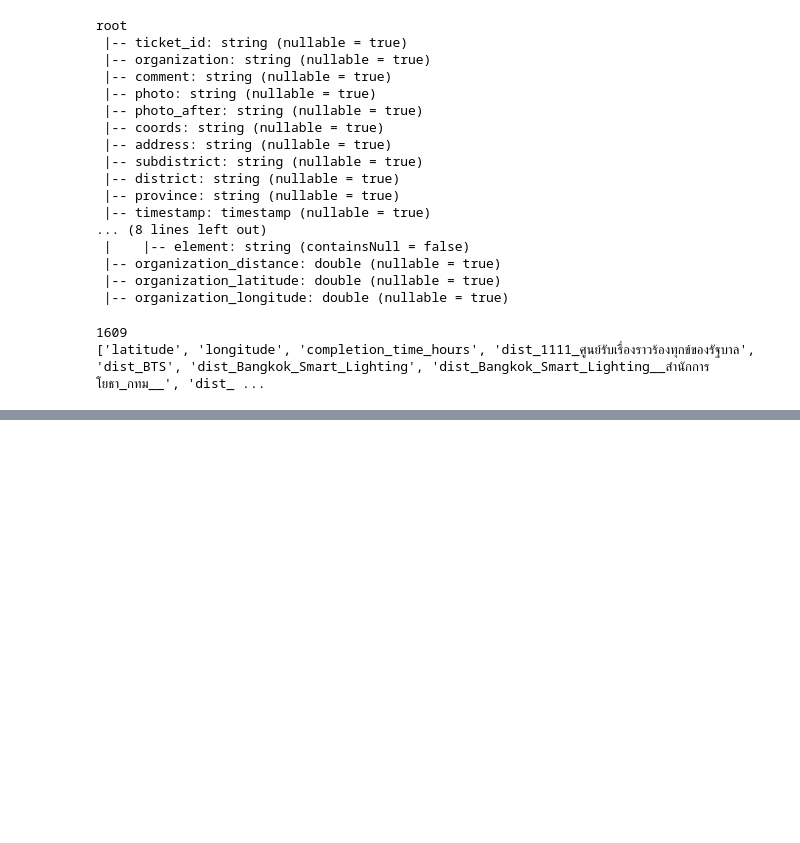
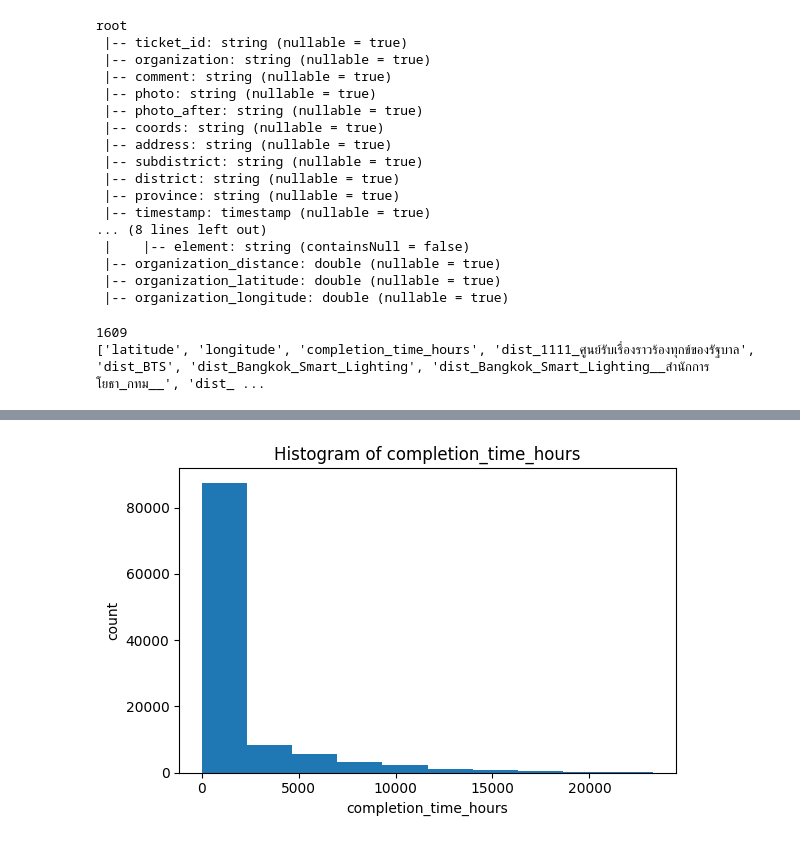
Before and after one commit to ShaneChaneShane/DSDE-space-mETRO, a Jupyter notebook: data_preparation/givenDataCleanOnly.ipynb, the cells around one changed output, grey strips where cells are left out. Saved outputs shown, nothing was run; the diff lists cells and outputs as text; code cells hidden in the pictures; blank space fills up the shorter version.

```diff
--- a/data_preparation/givenDataCleanOnly.ipynb
+++ b/data_preparation/givenDataCleanOnly.ipynb
@@ -403,0 +578,21 @@ train_data, test_data = features_ml.randomSplit([0.8, 0.2], seed=1234)
+# %%
+bins, counts = (
+    test_data
+        .select("completion_time_hours")
+        .rdd.flatMap(lambda x: x)
+        .histogram(10)
+)
+
+plt.figure(figsize=(6,4))
+
+# use bins[:-1] as bar start positions, np.diff(bins) as bar widths
+plt.bar(bins[:-1], counts, width=np.diff(bins), align="edge")
+
+plt.xlabel("completion_time_hours")
+plt.ylabel("count")
+plt.title("Histogram of completion_time_hours")
+
+plt.tight_layout()
+plt.show()
+# %% [output]
+[figure, added]
```
Also changed, not shown: parts of 19 cells of this notebook.
